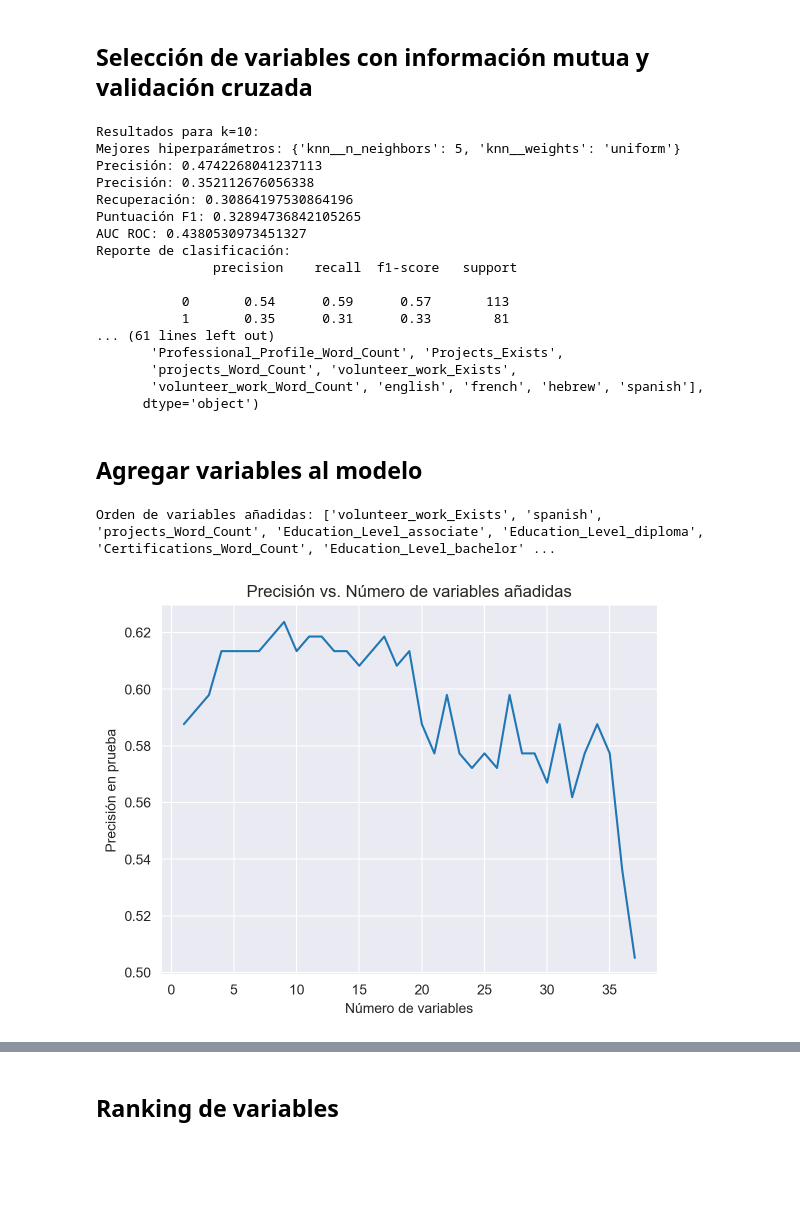
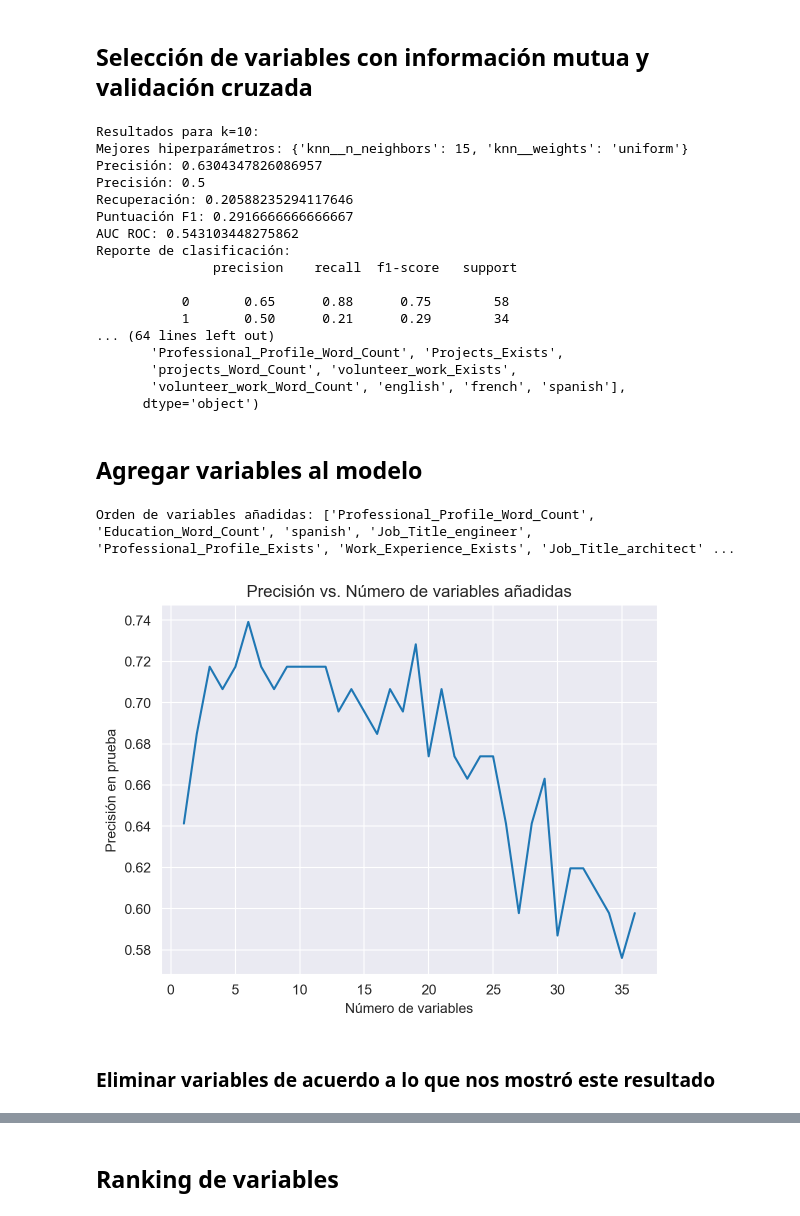
Before and after one commit to mastervecino/ProyectoFinalMaestria, a Jupyter notebook: Modelado base CVs.ipynb, the cells around one changed output, grey strips where cells are left out. Drawn from its saved outputs; the diff is of its cells as text; code cells hidden in the pictures; blank space fills up the shorter version.

```diff
--- a/Modelado base CVs.ipynb
+++ b/Modelado base CVs.ipynb
@@ -18,7 +18,7 @@ import seaborn as sns
 # %% [markdown]
 ### Cargar datos
 # %%
-data = pd.read_csv("baseCVs.csv")
+data = pd.read_csv("baseCVsJava.csv")
 # %%
 data
 # %% [output]
@@ -288,21 +288,21 @@ def seleccionar_variables_knn_varias_k(data, target_col='Passed', test_size=0.3,
 resultados_knn = seleccionar_variables_knn_varias_k(data)
 # %% [output]
 Resultados para k=10:
-Mejores hiperparámetros: {'knn__n_neighbors': 5, 'knn__weights': 'uniform'}
-Precisión: 0.4742268041237113
-Precisión: 0.352112676056338
-Recuperación: 0.30864197530864196
-Puntuación F1: 0.32894736842105265
-AUC ROC: 0.4380530973451327
+Mejores hiperparámetros: {'knn__n_neighbors': 15, 'knn__weights': 'uniform'}
+Precisión: 0.6304347826086957
+Precisión: 0.5
+Recuperación: 0.20588235294117646
+Puntuación F1: 0.2916666666666667
+AUC ROC: 0.543103448275862
 Reporte de clasificación:
                precision    recall  f1-score   support
 
-           0       0.54      0.59      0.57       113
-           1       0.35      0.31      0.33        81
-... (61 lines left out)
+           0       0.65      0.88      0.75        58
+           1       0.50      0.21      0.29        34
+... (64 lines left out)
        'Professional_Profile_Word_Count', 'Projects_Exists',
        'projects_Word_Count', 'volunteer_work_Exists',
-       'volunteer_work_Word_Count', 'english', 'french', 'hebrew', 'spanish'],
+       'volunteer_work_Word_Count', 'english', 'french', 'spanish'],
       dtype='object')
 # %% [markdown]
 ## Agregar variables al modelo
@@ -359,7 +359,9 @@ def agregar_variables_recursivamente(data, target_col='Passed', test_size=0.3, r
 
     return orden_variables, precisiones_test
 # %%
-orden_vars, precisiones = agregar_variables_recursivamente(data)
+orden_vars_suma, precisiones_suma = agregar_variables_recursivamente(data)
 # %% [output]
-Orden de variables añadidas: ['volunteer_work_Exists', 'spanish', 'projects_Word_Count', 'Education_Level_associate', 'Education_Level_diploma', 'Certifications_Word_Count', 'Education_Level_bachelor' ...
+Orden de variables añadidas: ['Professional_Profile_Word_Count', 'Education_Word_Count', 'spanish', 'Job_Title_engineer', 'Professional_Profile_Exists', 'Work_Experience_Exists', 'Job_Title_architect' ...
-[figure, old version]
+[figure, new version]
+# %% [markdown]
+### Eliminar variables de acuerdo a lo que nos mostró este resultado
```
Also changed, not shown: parts of 46 cells of this notebook, 5 other files.
